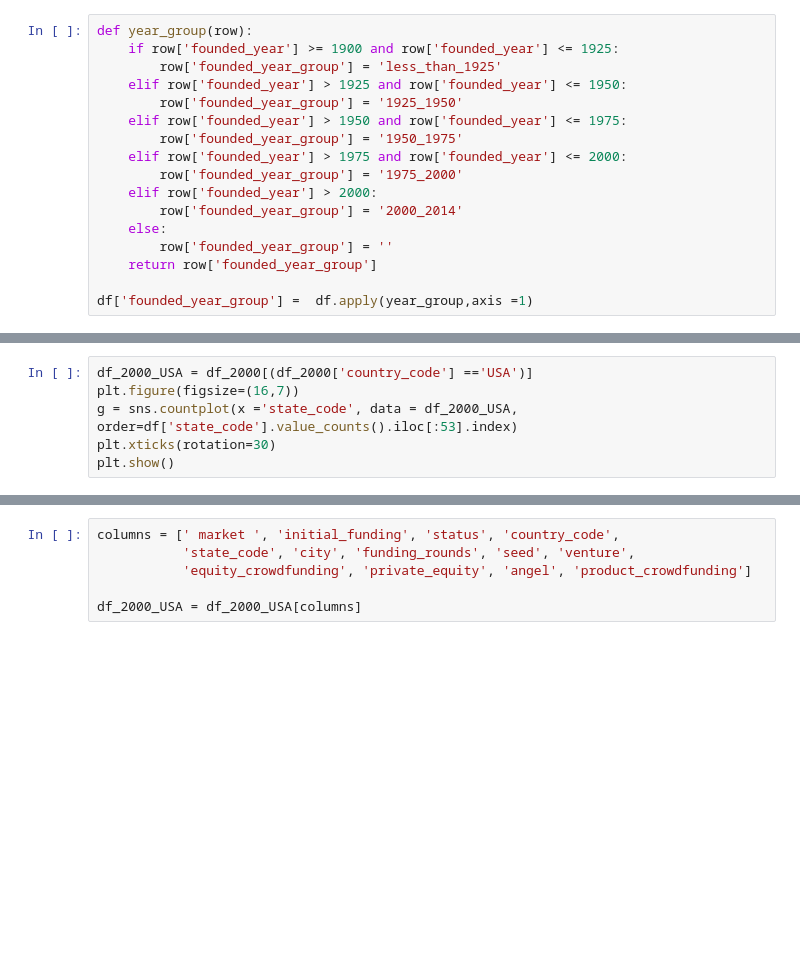
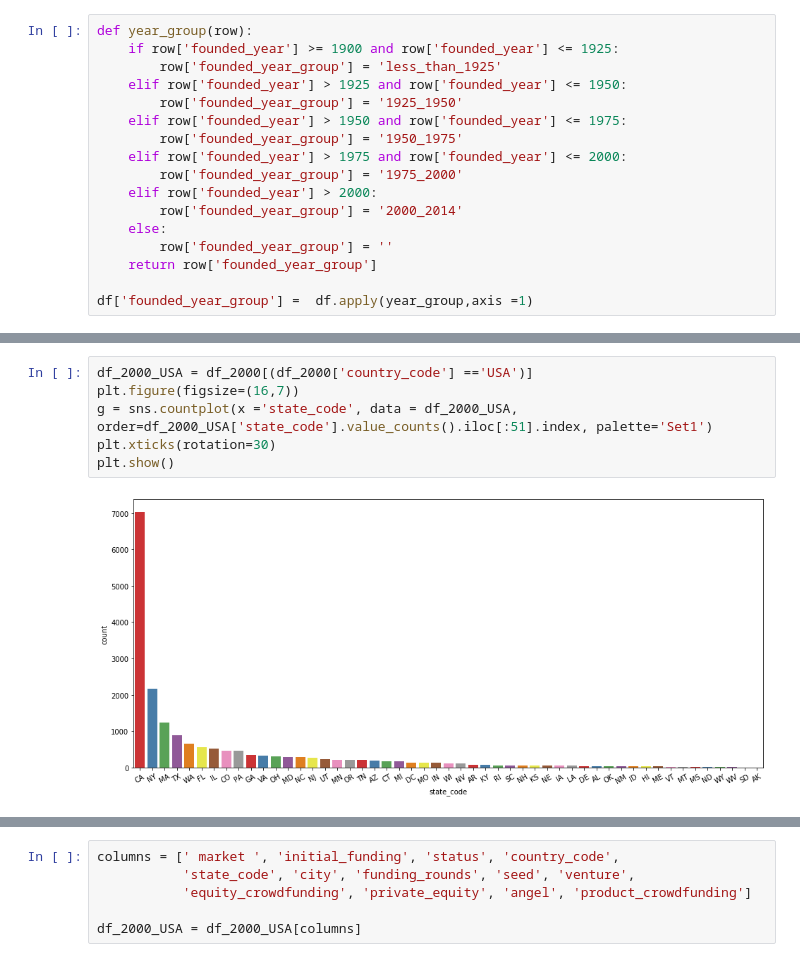
Before and after one commit to photostachio/Unit2_Build_Startups, a Jupyter notebook: Startups_Build_Week_Unit_2.ipynb, the cells around one changed output, grey strips where cells are left out. Saved outputs shown, nothing was run; the diff lists cells and outputs as text; blank space fills up the shorter version.

```diff
--- a/Startups_Build_Week_Unit_2.ipynb
+++ b/Startups_Build_Week_Unit_2.ipynb
@@ -81,8 +160,10 @@ df_2000['country_code'].unique()
 # %%
 df_2000_USA = df_2000[(df_2000['country_code'] =='USA')]
 plt.figure(figsize=(16,7))
-g = sns.countplot(x ='state_code', data = df_2000_USA, order=df['state_code'].value_counts().iloc[:53].index)
+g = sns.countplot(x ='state_code', data = df_2000_USA, order=df_2000_USA['state_code'].value_counts().iloc[:51].index, palette='Set1')
 plt.xticks(rotation=30)
 plt.show()
+# %% [output]
+[figure, added]
 # %%
 plt.figure(figsize=(20,7))
```
Also changed, not shown: parts of 24 cells of this notebook.
